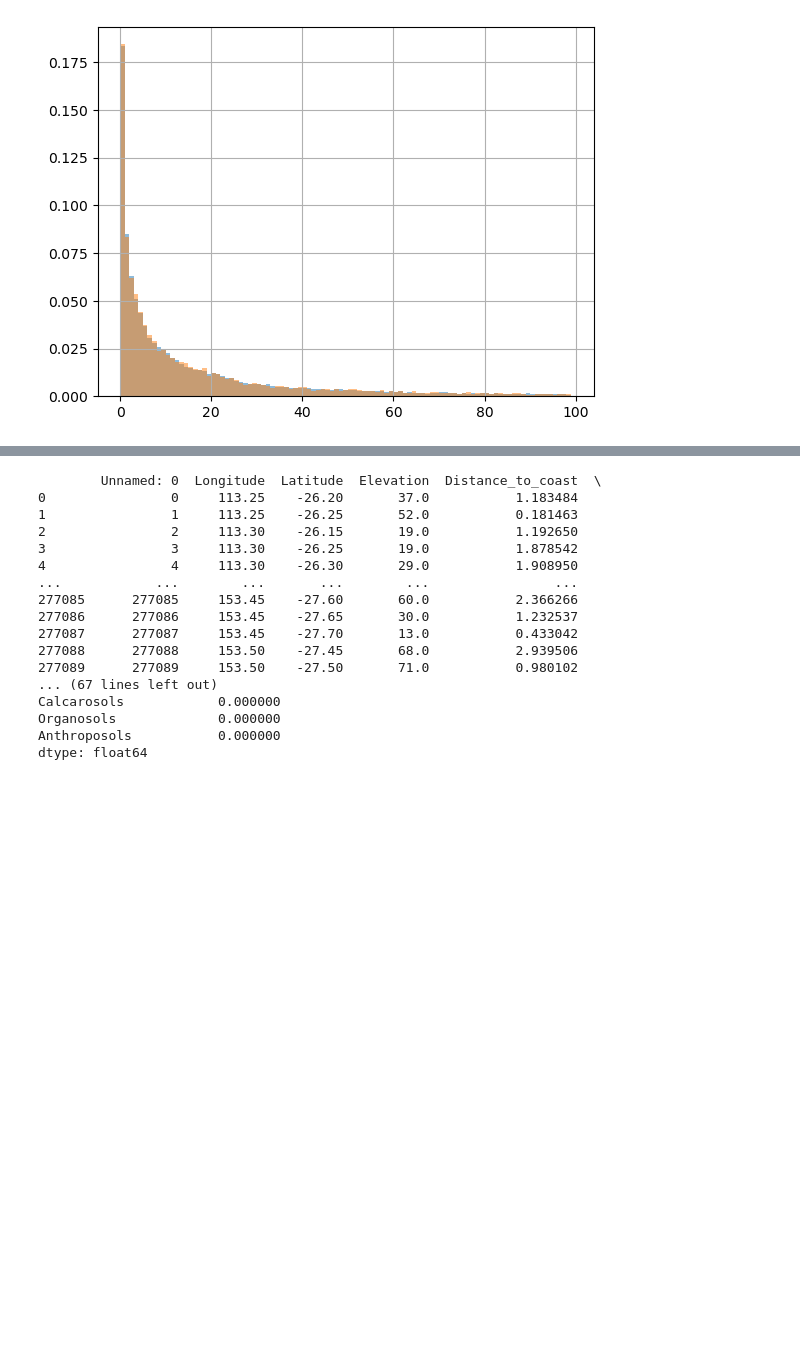
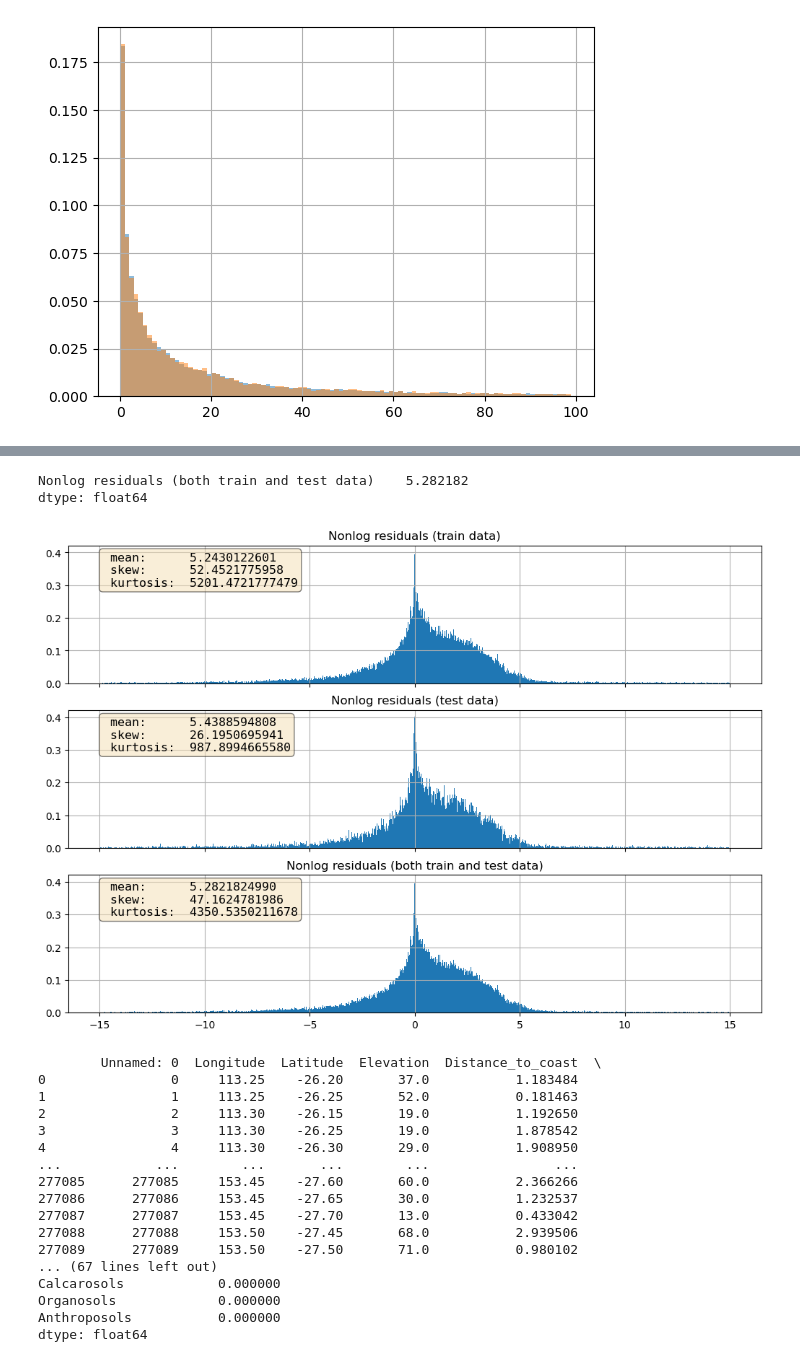
Before and after one commit to Matei-Stoica-Uni/Capstone-Case-Study---Australia, a Jupyter notebook: AUS_gw_recharge_capstonecasestudy.ipynb, the cells around one changed output, grey strips where cells are left out. Saved outputs shown, nothing was run; the diff lists cells and outputs as text; code cells hidden in the pictures; blank space fills up the shorter version.

Commit message:
Added transformed residuals

```diff
--- a/AUS_gw_recharge_capstonecasestudy.ipynb
+++ b/AUS_gw_recharge_capstonecasestudy.ipynb
@@ -657,3 +670,48 @@ for ax, resid in zip(axes,[resid_train, resid_test, resid_both]):
+# %%
+# print(resid_both)
+bins_linspace = np.linspace(-15,15,1000)
+fig, axes = plt.subplots(nrows=3, ncols=1, constrained_layout=True, sharey=True,sharex=True, figsize=(10,7))
+
+train_resid_transform_dataframe = resid_train.join(y)
+train_resid_transform_dataframe = train_resid_transform_dataframe.assign(nonlog_residuals=lambda row: -1 * row['Recharge_rate'] * (np.exp(-row['Residuals (train data)'])-1))
+
+# print(train_resid_transform_dataframe)
+
+test_resid_transform_dataframe = resid_test.join(y_test)
+test_resid_transform_dataframe = test_resid_transform_dataframe.assign(nonlog_residuals=lambda row: -1 * row['Recharge_rate'] * (np.exp(-row['Residuals (test data)'])-1))
+# print(test_resid_transform_dataframe)
+
+
+both_resid_transform_dataframe = resid_both.join(pd.concat([y,y_test],join='outer'))
+# print(both_resid_transform_dataframe.columns)
+both_resid_transform_dataframe = both_resid_transform_dataframe.assign(nonlog_residuals=lambda row: -1 * row['Recharge_rate'] * (np.exp(-row['Residuals (both train and test data)'])-1))
+
+# print(pd.DataFrame(train_resid_transform_dataframe['nonlog_residuals'], columns=['Nonlog residuals (train data)']))
+train_resid_nonlog = train_resid_transform_dataframe['nonlog_residuals'].to_frame(name='Nonlog residuals (train data)')
+test_resid_nonlog = test_resid_transform_dataframe['nonlog_residuals'].to_frame(name='Nonlog residuals (test data)')
+both_resid_nonlog = both_resid_transform_dataframe['nonlog_residuals'].to_frame(name='Nonlog residuals (both train and test data)')
+
+# resid_train.hist(bins=bins_linspace, density=True, ax = axes[0])
+# resid_test.hist(bins=bins_linspace, density=True, ax = axes[1])
+# resid_both.hist(bins=bins_linspace, density=True, ax = axes[2])
+# print(train_resid_nonlog)
+train_resid_nonlog.hist(bins=bins_linspace, density=True, ax = axes[0])
+test_resid_nonlog.hist(bins=bins_linspace, density=True, ax = axes[1])
+both_resid_nonlog.hist(bins=bins_linspace, density=True, ax = axes[2])
+print(both_resid_nonlog.mean())
+
+def space_addition(value):
+    if value>0:
+        return ' '
+    else:
+        return ''
+for ax, nonlog_resid in zip(axes,[train_resid_nonlog, test_resid_nonlog, both_resid_nonlog]):
+    textstr = f' mean:     {space_addition(nonlog_resid.mean().iloc[-1])}{nonlog_resid.mean().iloc[-1]:.10f} \n skew:     {space_addition(nonlog_resid.skew().iloc[-1])}{nonlog_resid.skew().iloc[-1]:.10f} \n kurtosis: {space_addition(nonlog_resid.kurtosis().iloc[-1])}{nonlog_resid.kurtosis().iloc[-1]:.10f}'
+    ax.text(0.05, 0.95, textstr, transform=ax.transAxes, fontsize=12, verticalalignment='top',family = 'DejaVu Sans Mono', bbox = dict(boxstyle='round', facecolor='wheat', alpha=0.5))
+# %% [output]
+Nonlog residuals (both train and test data)    5.282182
+dtype: float64
+[figure, added]
 # %%
 data_pred_pre_processing = griddata
 print(data_pred_pre_processing)
```
Also changed, not shown: parts of 8 cells of this notebook.
